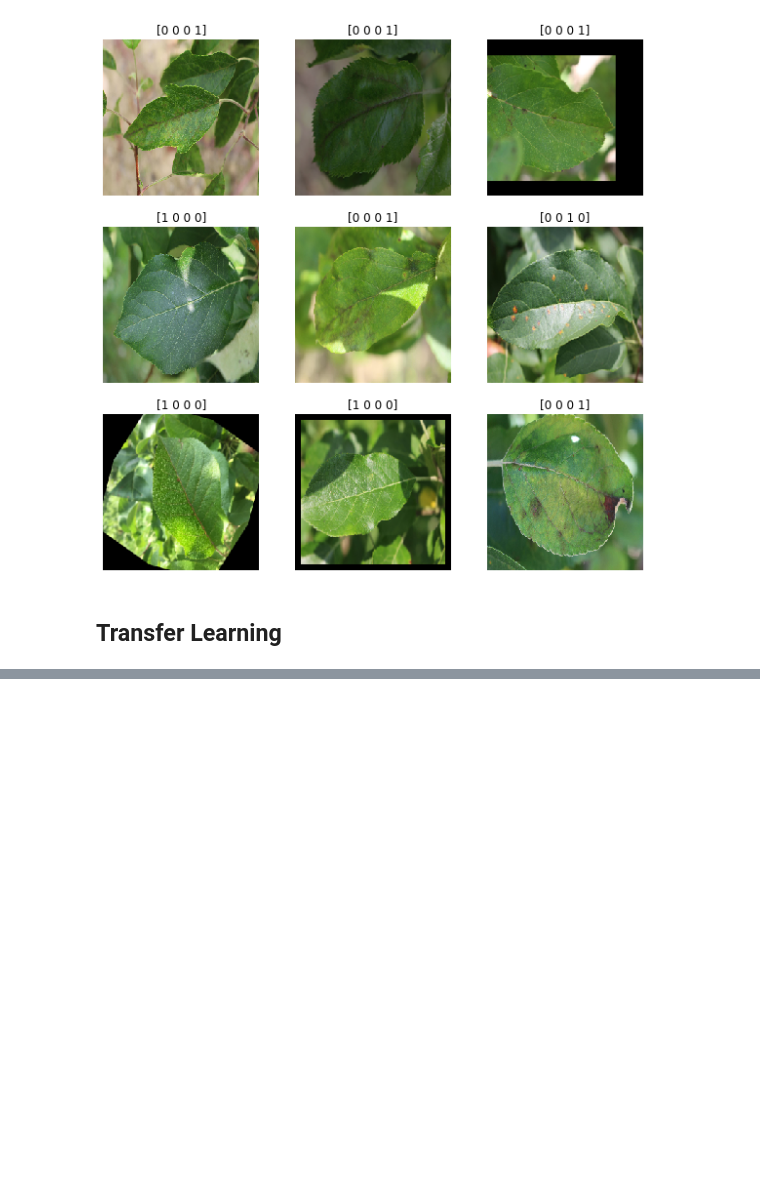
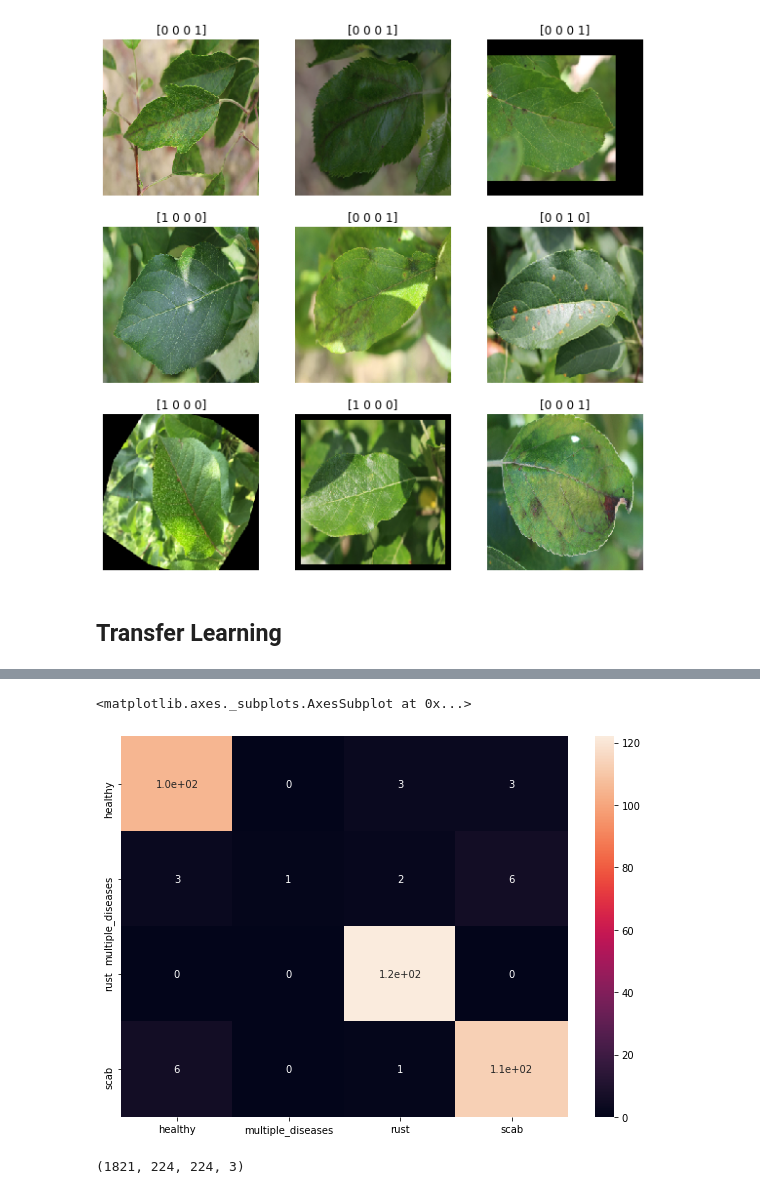
Before and after one commit to louis-li/PlantDiseaseDetection, a Jupyter notebook: 2. TL Baseline - InceptionResNetV2.ipynb, the cells around one changed output, grey strips where cells are left out. Cells and saved outputs as stored; diff of their text form; code cells hidden in the pictures; blank space fills up the shorter version.

```diff
--- a/2. TL Baseline - InceptionResNetV2.ipynb
+++ b/2. TL Baseline - InceptionResNetV2.ipynb
@@ -248,0 +287,7 @@ WARNING:tensorflow:Model was constructed with shape (None, 299, 299, 3) for inpu
+# %%
+# Train on all data before inference
+model.fit(generator(x_val, y_val, batch_size),
+                    epochs=2,
+                    steps_per_epoch=len(x_train)/batch_size ,
+                    verbose=True
+                   )
@@ -248,0 +300,28 @@ WARNING:tensorflow:Model was constructed with shape (None, 299, 299, 3) for inpu
+# %%
+from sklearn.metrics import confusion_matrix
+import seaborn as sn
+import pandas as pd
+import matplotlib.pyplot as plt
+
+labels = ['healthy', 'multiple_diseases', 'rust', 'scab']
+y_val_pred = np.argmax(model.predict(x_val), axis=1)
+mat = confusion_matrix(y_val, y_val_pred)
+
+df_cm = pd.DataFrame(mat, index = [i for i in labels],
+                  columns = [i for i in labels])
+plt.figure(figsize = (10,7))
+sn.heatmap(df_cm, annot=True)
+# %% [output]
+<matplotlib.axes._subplots.AxesSubplot at 0x...>
+[figure, added]
+# %%
+# Load test data and their filename for submission file
+test_x, test_id  = load_data("Test")
+test_y = model.predict(test_x)
+test_pred = tf.nn.softmax(test_y).numpy()
+test_set = np.hstack((test_id, test_pred))
+test_set = test_set[test_set[:,1].astype('uint16').argsort()]
+test_DF = pd.DataFrame(test_set, index=test_set[:,1], columns=["image_id","id","healthy","multiple_diseases","rust","scab"])
+test_DF[["image_id","healthy","multiple_diseases","rust","scab"]].to_csv('submissions/inceptionResNetv2.csv', index=False)
+# %% [output]
+(1821, 224, 224, 3)
```
Also changed, not shown: parts of 18 cells of this notebook, 14 other files.
